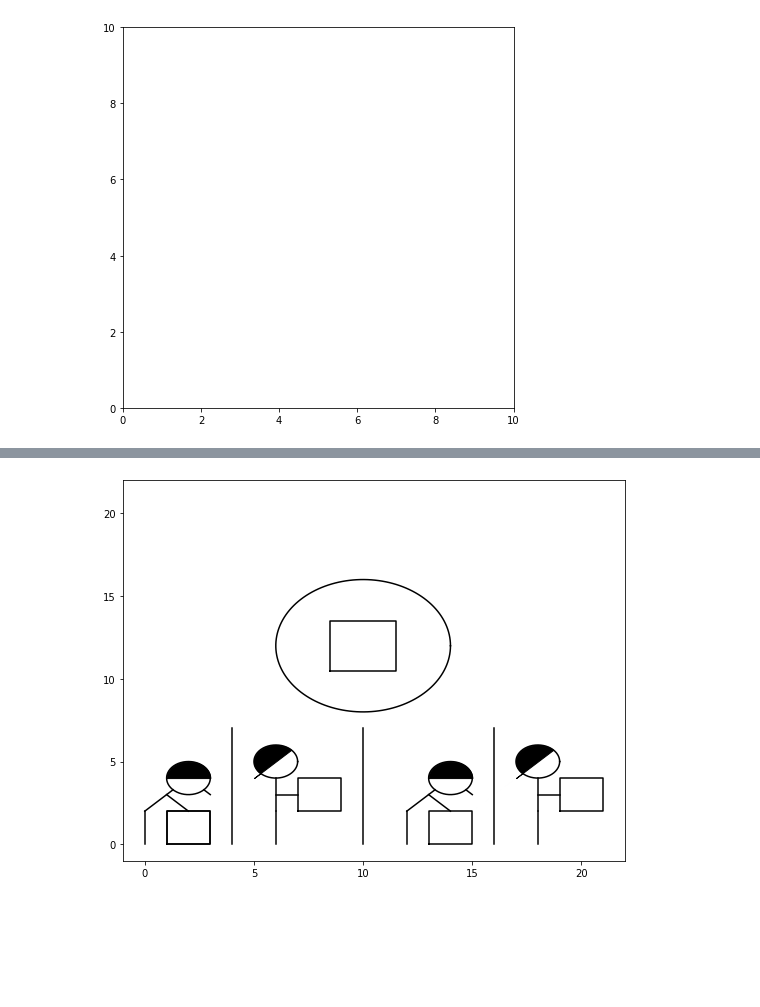
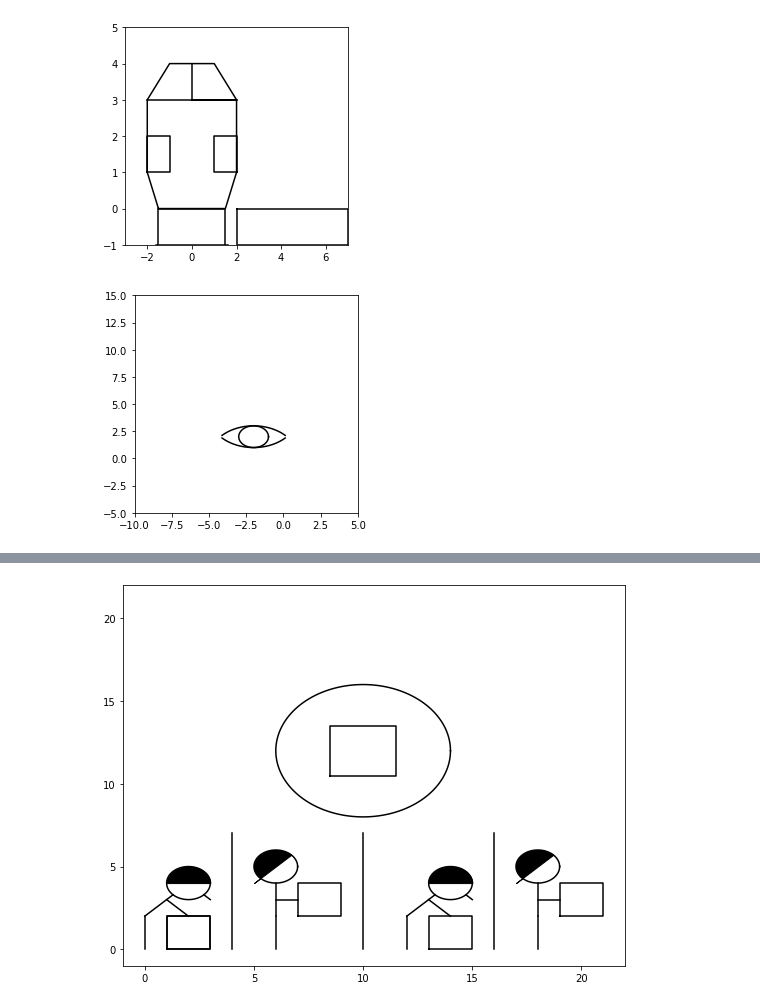
Before and after one commit to mingjunmamax/Language-Translation-Algorithm-via-Pictures, a Jupyter notebook: source_code.ipynb, the cells around one changed output, grey strips where cells are left out. Saved outputs shown, nothing was run; the diff lists cells and outputs as text; code cells hidden in the pictures; blank space fills up the shorter version.

```diff
--- a/source_code.ipynb
+++ b/source_code.ipynb
@@ -207,7 +273,7 @@ def bed(origin, direction, height, length, gap, scale):
         'y_body':y_body
     }
 def circle(origin, radius, deg = [0, 2]):
-    theta = np.linspace( 0 , (deg[1] - deg[0]) * np.pi , 150 )
+    theta = np.linspace( deg[0] * np.pi, deg[1] * np.pi , 150 )
     return {
         'x': radius * np.cos( theta) + origin[0],
         'y': radius * np.sin( theta) + origin[1]
@@ -817,8 +1160,23 @@ def draw(row_size, col_size, x_limit, y_limit,data):
     plt.xlim(x_limit[0], x_limit[1])
     plt.ylim(y_limit[0], y_limit[1])
     return fig
-# %%
-t = draw(7, 7, (0,10), (0, 10), [['person', woman_dim,
-                      [12, 0], 'black', False]])
-# %% [output]
-[figure, removed]
+# %%
+# # width: 1
+    # height: 4
+    # central base: [0, 0]
+train_dim = {
+    'width':2,
+    'height':3,
+    'central base':[0, 0],
+    'station': True
+}
+train_draw = draw(4, 4, (-3, 7), (-1, 5), [['train station', train_dim, [0, 0], 'black', False]])
+# %% [output]
+[figure, added]
+# %%
+eye_dim = {'pair': False,
+               'pupil centroid':[0,0],
+               'pupil radius':1}
+eye_as_noun = draw(4, 4, (-10,5), (-5, 15), [['eye', eye_dim, [0, 0], 'black', False]])
+# %% [output]
+[figure, added]
```
Also changed, not shown: parts of 57 cells of this notebook.
